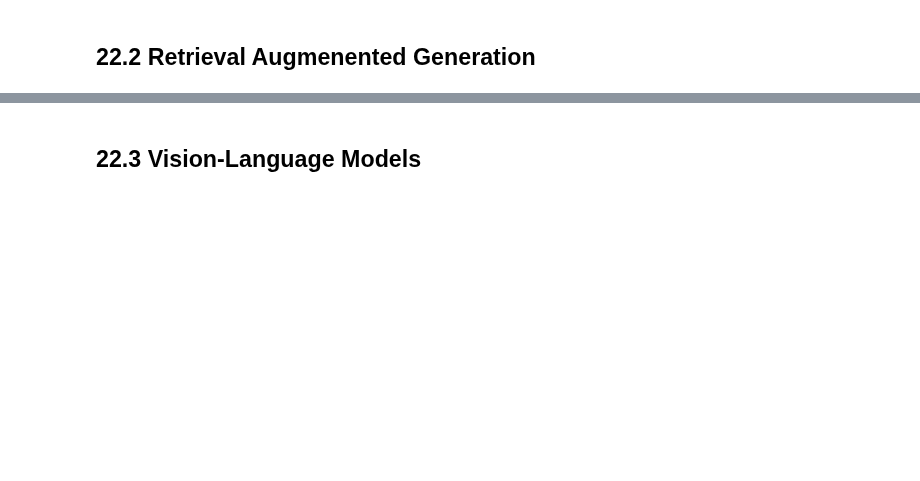
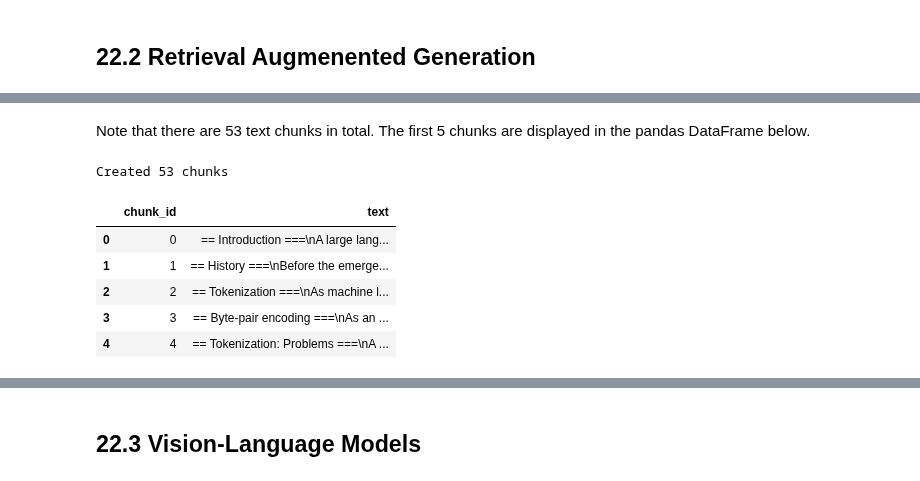
Before and after one commit to avakanski/Fall-2025-Applied-Data-Science-with-Python, a Jupyter notebook: docs/Lectures/Theme_3-Model_Engineering/Lecture_22-LLMs_Part_2/Lecture_22-LLMs_Part_2.ipynb, the cells around one changed output, grey strips where cells are left out. Cells and saved outputs as stored; diff of their text form; code cells hidden in the pictures; blank space fills up the shorter version.

```diff
--- a/docs/Lectures/Theme_3-Model_Engineering/Lecture_22-LLMs_Part_2/Lecture_22-LLMs_Part_2.ipynb
+++ b/docs/Lectures/Theme_3-Model_Engineering/Lecture_22-LLMs_Part_2/Lecture_22-LLMs_Part_2.ipynb
@@ -101,0 +145,7 @@ under construction
+# %%
+# Path to the file uploaded on Google Drive
+file_path = 'drive/MyDrive/Data_Science_Course/Fall_2025/Lectures/Lecture_22-LLMs_Part_2/data/wikipedia_llm.txt'
+
+# Load the text file
+with open(file_path , 'r') as f:
+    text = f.read()
@@ -101,0 +165,47 @@ under construction
+# %%
+# Function to split text into chunks (each sub-section is one chunk)
+def chunk_by_section(wiki_text):
+
+    # Find all top-level headers and their content
+    pattern = re.compile(r'(==\s*[^=].*?==)\s*(.*?)(?=(?:==\s*[^=].*?==)|\Z)', re.S | re.M)
+    matches = pattern.findall(wiki_text)
+
+    chunks = []
+    pending_headers = []
+    for header, content in matches:
+        if content.strip():
+            # If there are header-only sections, prepend them to non-empty sections
+            if pending_headers:
+                combined_header = "\n".join(pending_headers + [header])
+                chunk = (combined_header + content).strip()
+                pending_headers = []
+            else:
+                chunk = (header + content).strip()
+            chunks.append(chunk)
+        else:
+            pending_headers.append(header)
+
+    return chunks
+# %%
+# Call the function to create chunks
+chunks = chunk_by_section(text)
+# %% [markdown]
+Note that there are 53 text chunks in total. The first 5 chunks are displayed in the pandas DataFrame below.
+# %%
+# Print the number of chunks in the article
+print(f"Created {len(chunks)} chunks")
+# %% [output]
+Created 53 chunks
+# %%
+# Create a pandas dataframe using the chunks
+df = pd.DataFrame({"chunk_id": range(len(chunks)), "text": chunks})
+
+# Show the first 5 chunks
+df.head(5)
+# %% [output]
+|  | chunk_id | text |
+| 0 | 0 | == Introduction ===\nA large lang... |
+| 1 | 1 | == History ===\nBefore the emerge... |
+| 2 | 2 | == Tokenization ===\nAs machine l... |
+| 3 | 3 | == Byte-pair encoding ===\nAs an ... |
+| 4 | 4 | == Tokenization: Problems ===\nA ... |
```
Also changed, not shown: parts of 75 cells of this notebook.
